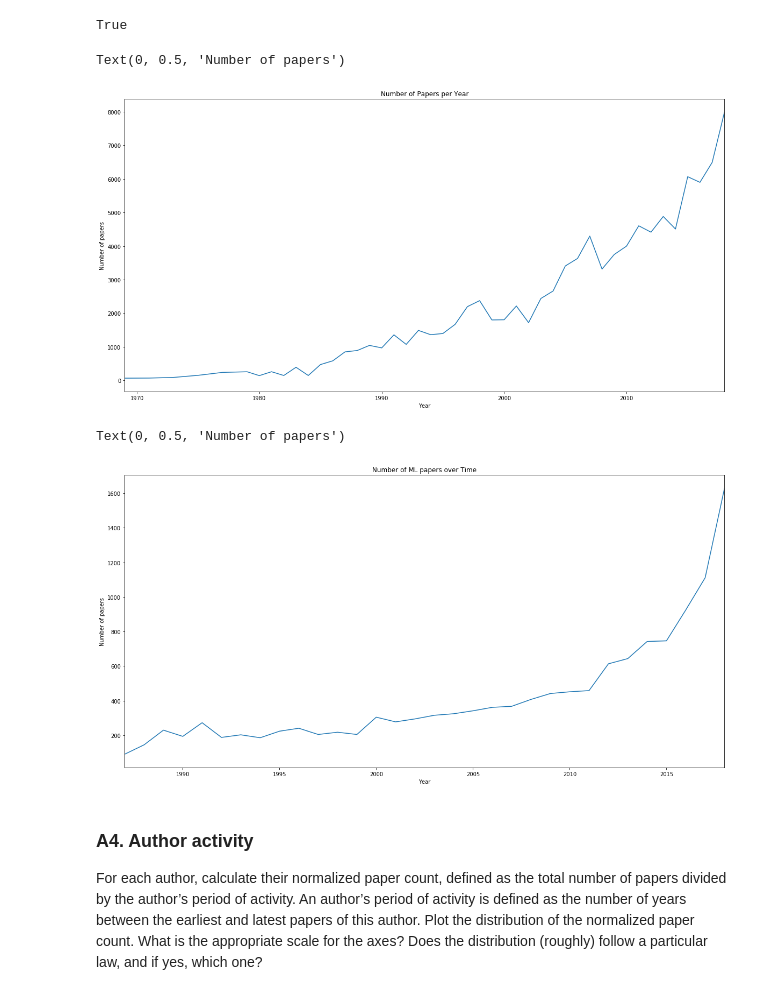
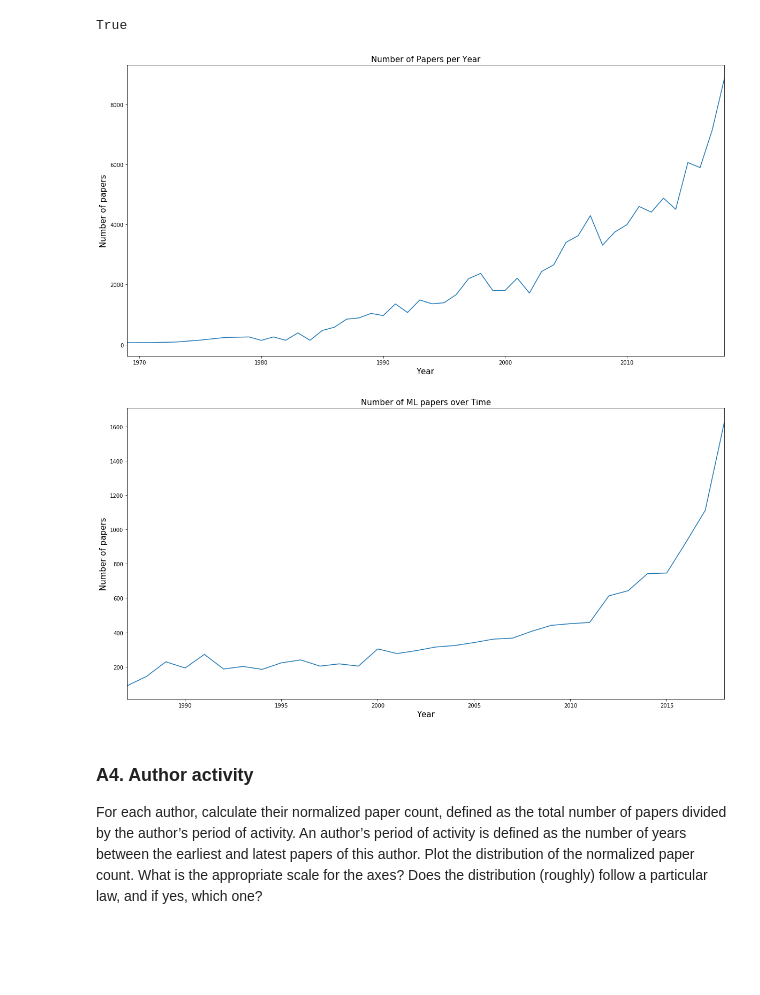
Before and after one commit to dinotuku/2019, a Jupyter notebook: Homework/01 - Pandas and Data Wrangling/hw1.ipynb, the cells around one changed output. Drawn from its saved outputs; the diff is of its cells as text; code cells hidden in the pictures; blank space fills up the shorter version.

```diff
--- a/Homework/01 - Pandas and Data Wrangling/hw1.ipynb
+++ b/Homework/01 - Pandas and Data Wrangling/hw1.ipynb
@@ -301,0 +267,3 @@ a31_conf_papers = a31_conf_papers[a31_conf_papers['id'].apply(lambda x: x not in
+# %%
+# remove entries empty authors list
+a31_conf_papers = a31_conf_papers[a31_conf_papers['authors'].apply(lambda x: len(x) > 0)]
@@ -375,7 +352,7 @@ def handle_errors(x, invalid_string):
 
 invalid_string = ['<i>', '</i>', '<em>', '</em>', '\'']
 a32_conf_papers = a31_conf_papers.copy()
-a32_conf_papers['year'] = a32_conf_papers['year'].apply(handle_errors, invalid_string=invalid_string)
+a32_conf_papers['year'] = a31_conf_papers['year'].apply(handle_errors, invalid_string=invalid_string)
 # %%
 # apply the same function to new_conf_authors
 a32_conf_authors = a31_conf_authors.copy()
@@ -477,16 +451,16 @@ page_body = r.text
 soup = BeautifulSoup(page_body, 'html.parser')
 # %%
 # find tags with href including /book/
-all_nips_a = soup.find_all(href=re.compile('/book/'))
-all_nips_links = []
-# starting from 2018 to 1987
-for nips_a in all_nips_a:
-    all_nips_links.append(base_url + nips_a['href'][1:])
+nips_a = soup.find_all(href=re.compile('/book/'))
+nips_links = []
+# only get links of 2011 and 2010
+for nips_a in nips_a[7:9]:
+    nips_links.append(base_url + nips_a['href'][1:])
 # %%
 nips_papers_list = []
 id_list = []
-year = 2018
-for link in all_nips_links:
+year = 2011
+for link in nips_links:
     # initiate BeautifulSoup for website of each year's nips
     r = get(link)
     page_body = r.text
@@ -601,21 +573,23 @@ a34_conf_papers.shape[0] == a34_conf_authors['id'].nunique()
 True
 # %%
 # redo A3.2
-ax = a34_conf_papers['year'].value_counts().sort_index().plot(figsize=(20, 10), title='Number of Papers per Year')
-ax.set_xlabel('Year')
-ax.set_ylabel('Number of papers')
+a34_conf_papers['year'].value_counts().sort_index().plot(figsize=(20, 10))
+plt.title('Number of Papers per Year', fontsize=15)
+plt.xlabel('Year', fontsize=15)
+plt.ylabel('Number of papers', fontsize=15)
+plt.show()
 # %% [output]
-Text(0, 0.5, 'Number of papers')
-[figure, old version]
+[figure, new version]
 # %%
 # redo A3.3
-ml_papers = a34_conf_papers[a34_conf_papers['conference'].apply(lambda x: x in mlconf)]
-ax = ml_papers['year'].value_counts().sort_index().plot(figsize=(20, 10), title='Number of ML papers over Time')
-ax.set_xlabel("Year")
-ax.set_ylabel("Number of papers")
+ml_papers = a34_conf_papers[a34_conf_papers['conference'].isin(mlconf)]
+ml_papers['year'].value_counts().sort_index().plot(figsize=(20, 10))
+plt.title('Number of ML papers over Time', fontsize=15)
+plt.xlabel("Year", fontsize=15)
+plt.ylabel("Number of papers", fontsize=15)
+plt.show()
 # %% [output]
-Text(0, 0.5, 'Number of papers')
-[figure, old version]
+[figure, new version]
 # %% [markdown]
 ### A4. Author activity
 
```
Also changed, not shown: parts of 94 cells of this notebook.
